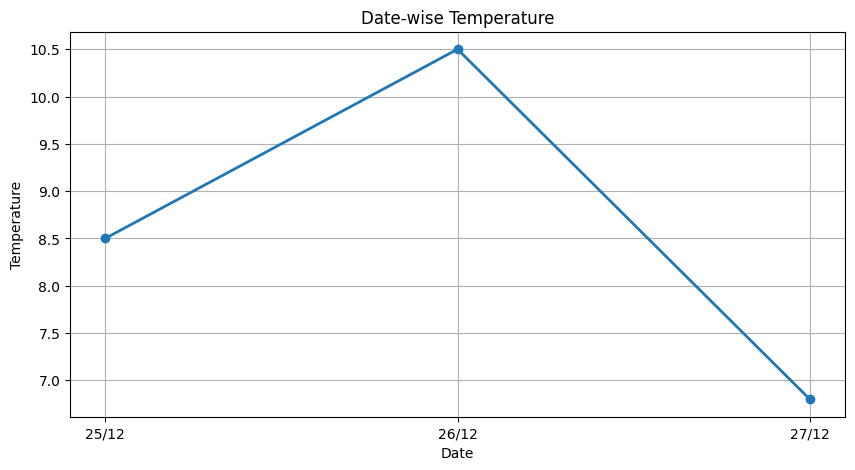
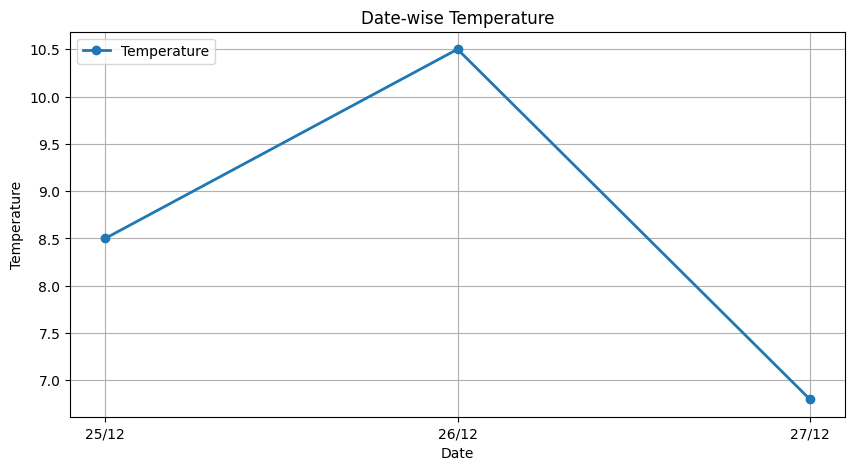
The change to this notebook cell's code, shown as a diff; its figure went from the first image to the second:
--- before
+++ after
@@ -9,3 +9,4 @@
 plt.ylabel('Temperature') # setting the y-axis label
 plt.title('Date-wise Temperature') # setting the title
+plt.legend(loc='upper left') # displaying the legend
 plt.show() # displaying the plot

Commit: Adding SBA